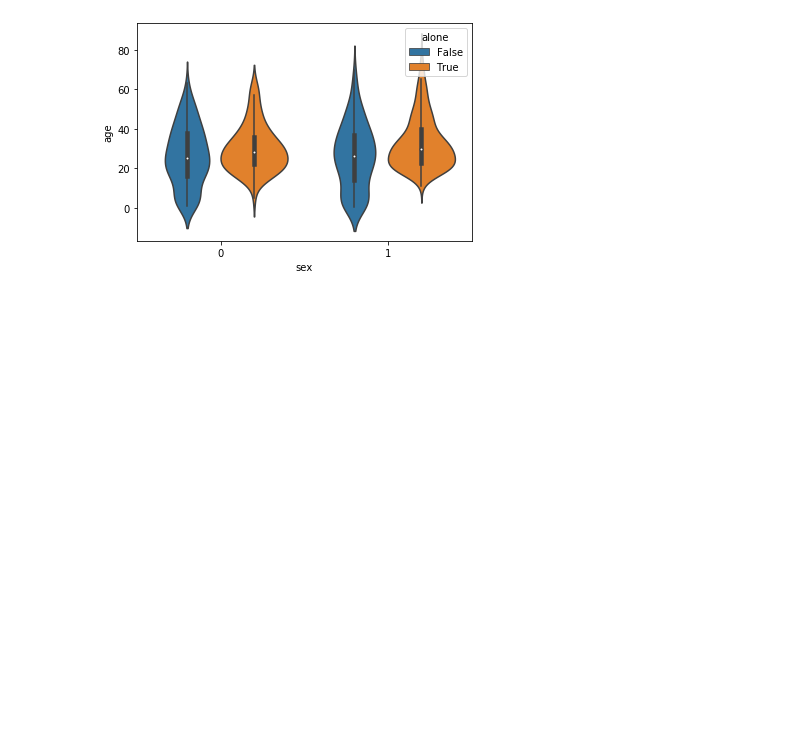
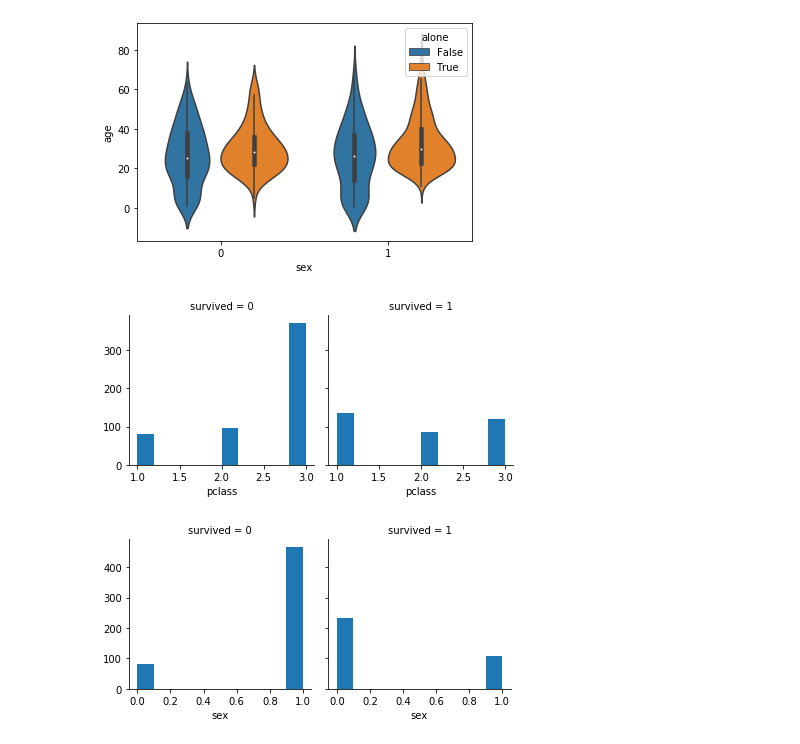
Before and after one commit to willhwh/DS_60Days, a Jupyter notebook: Day_021_HW.ipynb, the cells around one changed output. Cells and saved outputs as stored; diff of their text form; code cells hidden in the pictures; blank space fills up the shorter version.

```diff
--- a/Day_021_HW.ipynb
+++ b/Day_021_HW.ipynb
@@ -165,3 +165,16 @@ sns.violinplot(data=data,x='sex',y='age',hue='alone')
 # %% [output]
 <matplotlib.axes._subplots.AxesSubplot at 0x...>
 [figure]
+# %%
+#facetgrid
+#瞭解性別在各艙等的分布的存活率
+g = sns.FacetGrid(data, col = "survived")
+g.map(plt.hist,"pclass")
+plt.show()
+
+h = sns.FacetGrid(data, col = "survived")
+h.map(plt.hist,"sex")
+plt.show()
+# %% [output]
+[figure, added]
+[figure, added]
```
Also changed, not shown: parts of 2 cells of this notebook.
